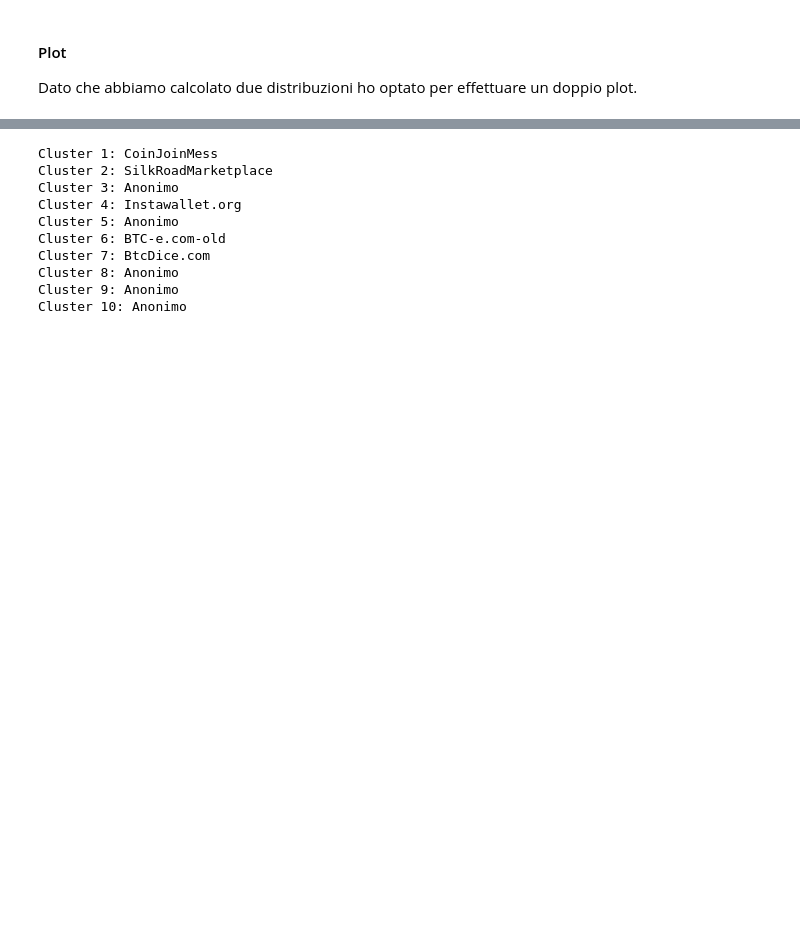
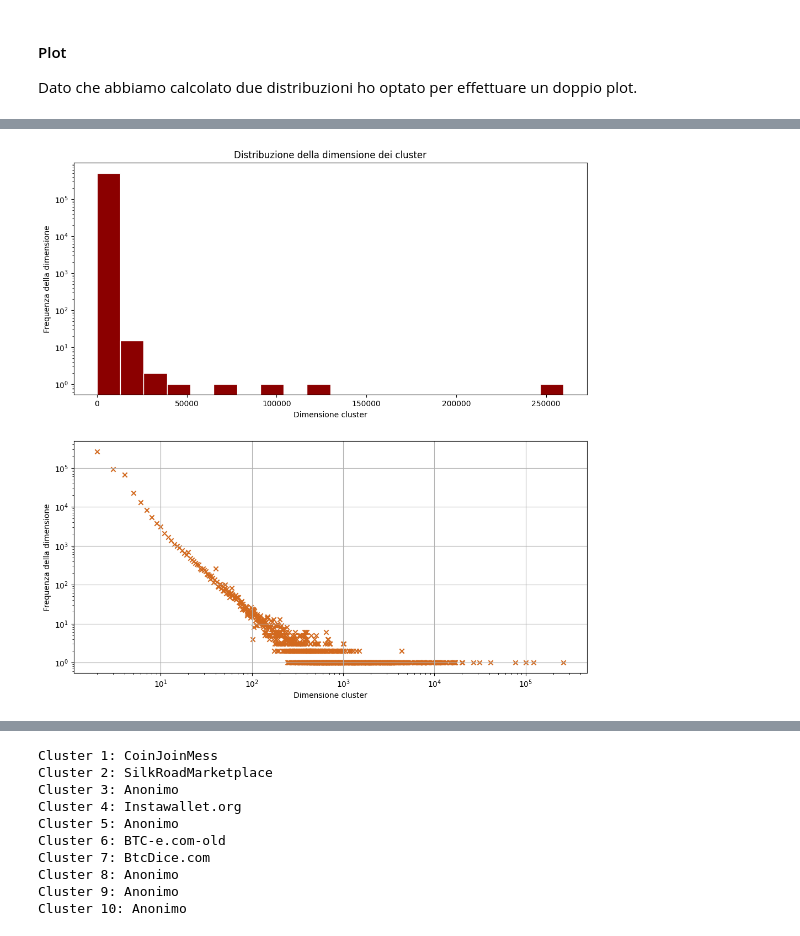
Before and after one commit to FedericoBustaffa/crafty, a Jupyter notebook: notebook.ipynb, the cells around one changed output, grey strips where cells are left out. Saved outputs shown, nothing was run; the diff lists cells and outputs as text; code cells hidden in the pictures; blank space fills up the shorter version.

```diff
--- a/notebook.ipynb
+++ b/notebook.ipynb
@@ -196,8 +234,17 @@ out_df = pd.read_csv(
     nrows=n,
 )
 
-spent_df = in_df.merge(
-    out_df, how="inner", left_on=["utxo_tx", "utxo_out_pos"], right_on=["tx", "out_pos"]
-).rename(columns={"tx_x": "tx", "tx_y": "in_tx"})
+spent_df = (
+    out_df.merge(
+        in_df,
+        how="inner",
+        left_on=["tx", "out_pos"],
+        right_on=["utxo_tx", "utxo_out_pos"],
+    )
+    .rename(columns={"tx_x": "in_tx", "tx_y": "tx"})
+    .drop(columns=["utxo_tx", "utxo_out_pos", "script_type"])
+)
 
 del in_df
+
+spent_df
@@ -383,9 +443,9 @@ mapping_df = pd.read_csv(
     nrows=n,
 )
 
-more_than_1 = spent_df.groupby("tx")["utxo_tx"].count().reset_index()
-more_than_1 = more_than_1[more_than_1["utxo_tx"] > 1].rename(
-    columns={"utxo_tx": "in_count"}
+more_than_1 = spent_df.groupby("tx")["in_tx"].count().reset_index()
+more_than_1 = more_than_1[more_than_1["in_tx"] > 1].rename(
+    columns={"in_tx": "in_count"}
 )
 more_than_1 = more_than_1.merge(spent_df, how="inner", on="tx").drop(
     columns=["in_count"]
@@ -463,0 +517,25 @@ Iniziamo a fare scraping dal sito [WalletExplorer](https://www.walletexplorer.co
+# %%
+fig, (ax1, ax2) = plt.subplots(2, 1, figsize=(12, 12))
+
+ax1.hist(cluster_sizes, bins=20, ec="w", color="darkred")
+ax1.set_title("Distribuzione della dimensione dei cluster")
+ax1.set_xlabel("Dimensione cluster")
+ax1.set_ylabel("Frequenza della dimensione")
+ax1.set_yscale("log")
+
+cluster_sizes_count = {cs: 0 for cs in cluster_sizes}
+for cs in cluster_sizes:
+    cluster_sizes_count[cs] += 1
+
+data = list(zip(*[(k, cluster_sizes_count[k]) for k in cluster_sizes_count.keys()]))
+
+ax2.scatter(list(data[0]), list(data[1]), marker="x", c="chocolate")
+ax2.set_xlabel("Dimensione cluster")
+ax2.set_ylabel("Frequenza della dimensione")
+ax2.set_xscale("log")
+ax2.set_yscale("log")
+ax2.grid()
+
+plt.show()
+# %% [output]
+[figure, added]
```
Also changed, not shown: parts of 30 cells of this notebook, 4 other files.
